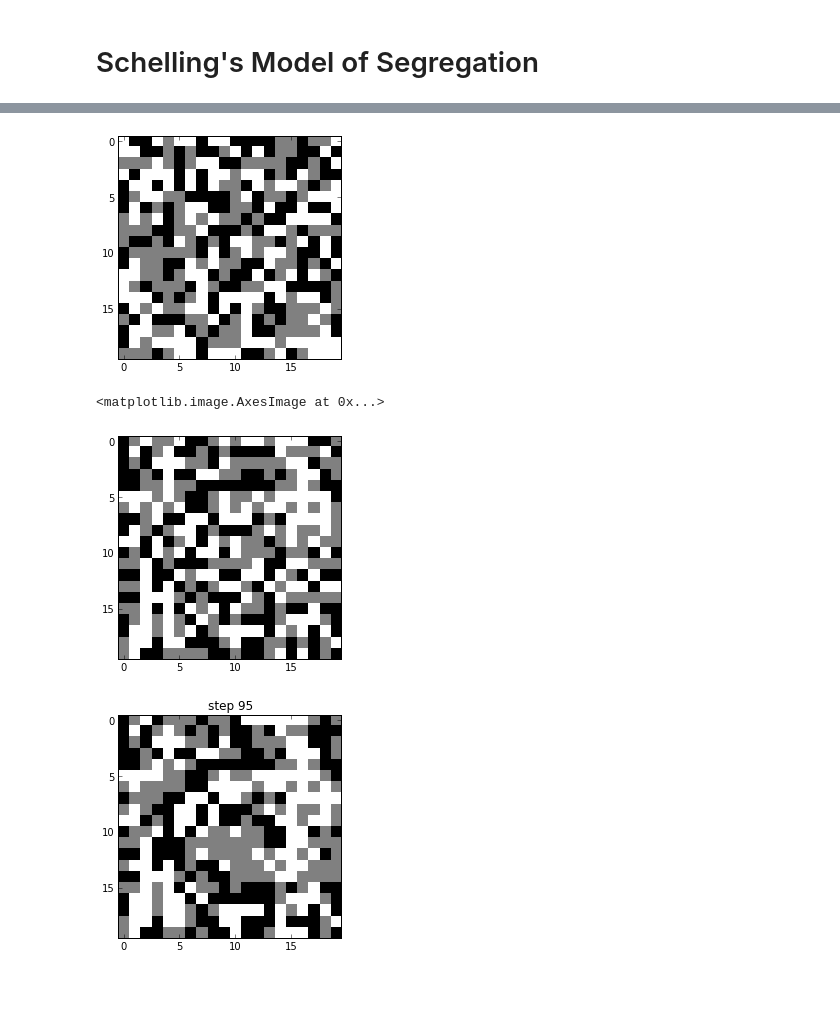
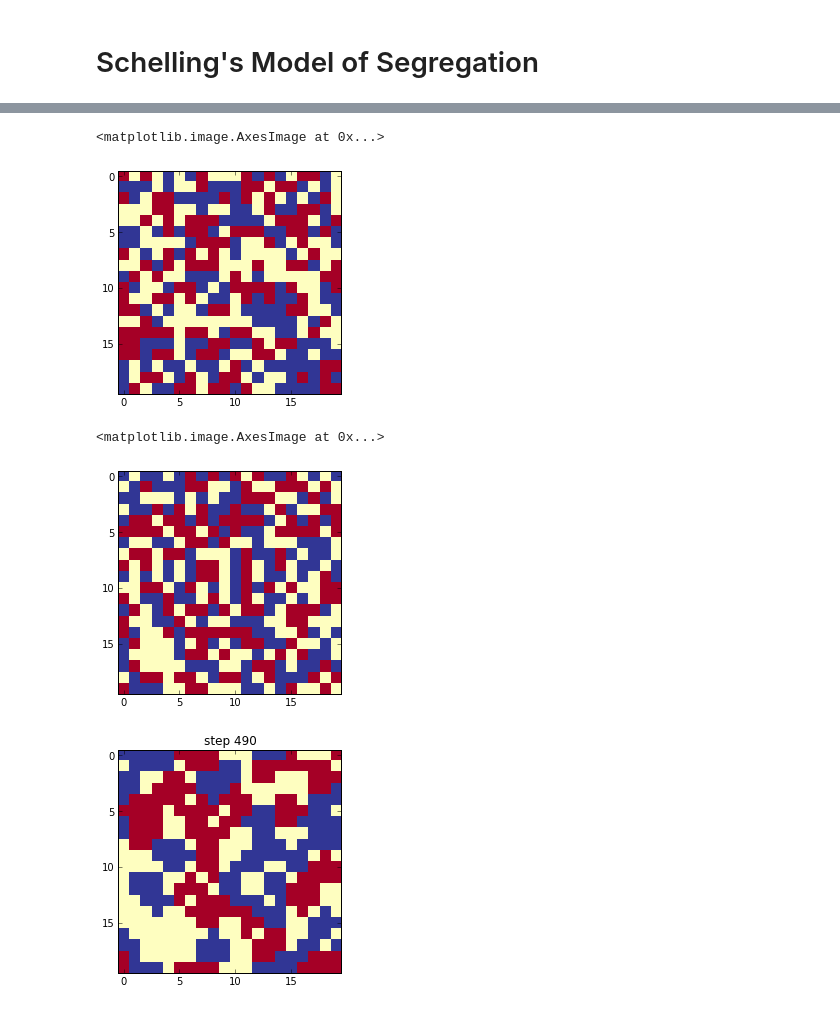
Before and after one commit to tmbdev-teaching/teaching-simso, a Jupyter notebook: 40-cellular-automata.ipynb, the cells around one changed output, grey strips where cells are left out. Cells and saved outputs as stored; diff of their text form; code cells hidden in the pictures.

```diff
--- a/40-cellular-automata.ipynb
+++ b/40-cellular-automata.ipynb
@@ -211,0 +378,6 @@ $$ \frac{\partial u}{\partial t} = \alpha \nabla^2 u $$
+# %%
+r = 100
+a = zeros((r,r),'i')
+a[r//2,r//2:] = 1
+a[r//2-1,r//2:] = -1
+animate(recur(a,step),steps=30,cmap=cm.PuOr)
@@ -233,3 +428,0 @@ def rmajority(a):
-# %%
-a = (rand(100,100)>0.5)
-animate(recur(a,rmajority),steps=1000,every=10)
@@ -240,16 +461,17 @@ animate(recur(a,rmajority),steps=1000,every=10)
 # %%
 def init():
     global r,n,a
     r = 20
     n = r*r
     a = zeros(n,'i')
     a[:n//3] = -1
     a[n//3:2*n//3] = 1
     shuffle(a)
     a = a.reshape(r,r)
-    imshow(a)
 init()
+imshow(a,cm.RdYlBu)
 # %% [output]
+<matplotlib.image.AxesImage at 0x...>
-[figure, old version]
+[figure, new version]
 # %%
 def same_neighbors(color,x,y):
@@ -280,12 +506,12 @@ def step(a):
     return a
 # %%
 init()
-imshow(a)
+imshow(a,cmap=cm.RdYlBu)
 # %% [output]
 <matplotlib.image.AxesImage at 0x...>
-[figure, old version]
+[figure, new version]
 # %%
-animate(recur(a,step),steps=100,every=5)
+animate(recur(a,step),steps=500,every=10,cmap=cm.RdYlBu)
 # %% [output]
-[figure, old version]
+[figure, new version]
 # %%
```
Also changed, not shown: parts of 67 cells of this notebook.
